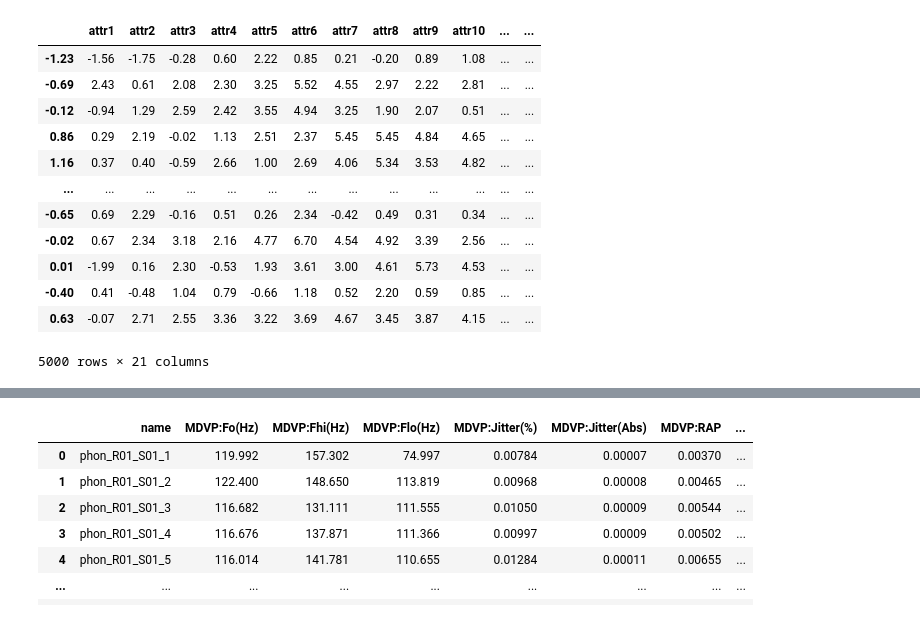
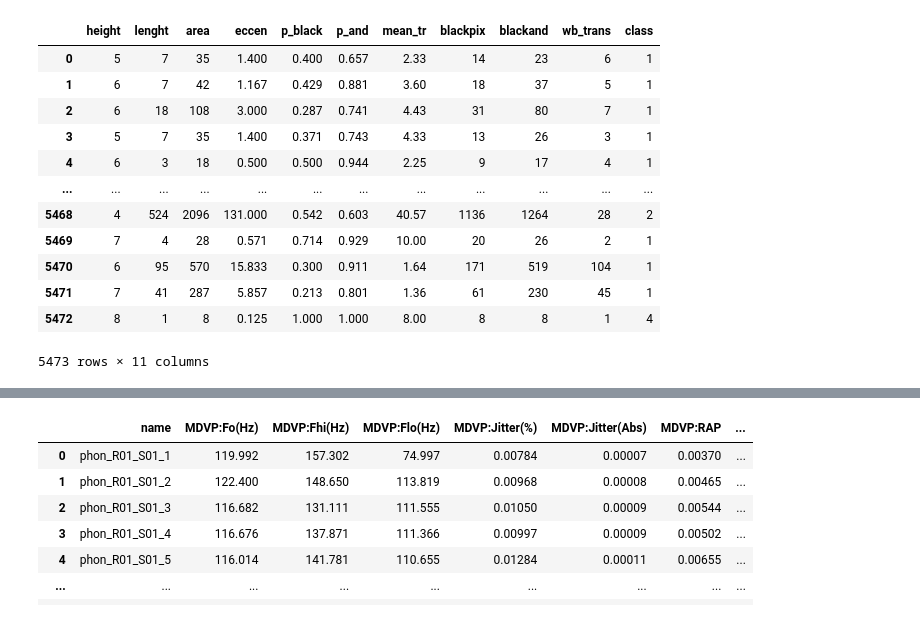
Before and after one commit to TTPO100AJIEX/OSDA-LazyFCA, a Jupyter notebook: datasets/test.ipynb, the cells around one changed output, grey strips where cells are left out. Saved outputs shown, nothing was run; the diff lists cells and outputs as text; code cells hidden in the pictures.

Commit message:
correct page_blocks dataset

```diff
--- a/datasets/test.ipynb
+++ b/datasets/test.ipynb
@@ -5,37 +5,51 @@ PATH_DATASET = 'waveform'
 # %%
 import subprocess
 import io
 
 # .Z is Unix LZW compress format — not supported by pandas directly.
 # uncompress -c decompresses to stdout without touching the original file.
 result = subprocess.run(
-    ["uncompress", "-c", f"./{PATH_DATASET}/waveform.data.Z"],
+    ["uncompress", "-c", f"./{PATH_DATASET}/page-blocks.data.Z"],
     capture_output=True,
     check=True,
 )
 
-# 40 continuous attributes + class (0 / 1 / 2)
-columns = [f"attr{i}" for i in range(1, 21)] + ["class"]
+# Per page-blocks.names: 10 numeric attributes + 1 class label.
+# Classes (1-based in the source file):
+#   1 = text, 2 = horiz. line, 3 = picture, 4 = vert. line, 5 = graphic
+columns = [
+    "height",
+    "lenght",
+    "area",
+    "eccen",
+    "p_black",
+    "p_and",
+    "mean_tr",
+    "blackpix",
+    "blackand",
+    "wb_trans",
+    "class",
+]
 
 df = pd.read_csv(
     io.BytesIO(result.stdout),
-    sep=",",
+    sep=r"\s+",
     header=None,
     names=columns,
 )
 df
 # %% [output]
-|  | attr1 | attr2 | attr3 | attr4 | attr5 | attr6 | attr7 | attr8 | attr9 | attr10 | ... | ... |
-| -1.23 | -1.56 | -1.75 | -0.28 | 0.60 | 2.22 | 0.85 | 0.21 | -0.20 | 0.89 | 1.08 | ... | ... |
-| -0.69 | 2.43 | 0.61 | 2.08 | 2.30 | 3.25 | 5.52 | 4.55 | 2.97 | 2.22 | 2.81 | ... | ... |
-| -0.12 | -0.94 | 1.29 | 2.59 | 2.42 | 3.55 | 4.94 | 3.25 | 1.90 | 2.07 | 0.51 | ... | ... |
-| 0.86 | 0.29 | 2.19 | -0.02 | 1.13 | 2.51 | 2.37 | 5.45 | 5.45 | 4.84 | 4.65 | ... | ... |
-| 1.16 | 0.37 | 0.40 | -0.59 | 2.66 | 1.00 | 2.69 | 4.06 | 5.34 | 3.53 | 4.82 | ... | ... |
-| ... | ... | ... | ... | ... | ... | ... | ... | ... | ... | ... | ... | ... |
-| -0.65 | 0.69 | 2.29 | -0.16 | 0.51 | 0.26 | 2.34 | -0.42 | 0.49 | 0.31 | 0.34 | ... | ... |
-| -0.02 | 0.67 | 2.34 | 3.18 | 2.16 | 4.77 | 6.70 | 4.54 | 4.92 | 3.39 | 2.56 | ... | ... |
-| 0.01 | -1.99 | 0.16 | 2.30 | -0.53 | 1.93 | 3.61 | 3.00 | 4.61 | 5.73 | 4.53 | ... | ... |
-| -0.40 | 0.41 | -0.48 | 1.04 | 0.79 | -0.66 | 1.18 | 0.52 | 2.20 | 0.59 | 0.85 | ... | ... |
-| 0.63 | -0.07 | 2.71 | 2.55 | 3.36 | 3.22 | 3.69 | 4.67 | 3.45 | 3.87 | 4.15 | ... | ... |
+|  | height | lenght | area | eccen | p_black | p_and | mean_tr | blackpix | blackand | wb_trans | class |
+| 0 | 5 | 7 | 35 | 1.400 | 0.400 | 0.657 | 2.33 | 14 | 23 | 6 | 1 |
+| 1 | 6 | 7 | 42 | 1.167 | 0.429 | 0.881 | 3.60 | 18 | 37 | 5 | 1 |
+| 2 | 6 | 18 | 108 | 3.000 | 0.287 | 0.741 | 4.43 | 31 | 80 | 7 | 1 |
+| 3 | 5 | 7 | 35 | 1.400 | 0.371 | 0.743 | 4.33 | 13 | 26 | 3 | 1 |
+| 4 | 6 | 3 | 18 | 0.500 | 0.500 | 0.944 | 2.25 | 9 | 17 | 4 | 1 |
+| ... | ... | ... | ... | ... | ... | ... | ... | ... | ... | ... | ... |
+| 5468 | 4 | 524 | 2096 | 131.000 | 0.542 | 0.603 | 40.57 | 1136 | 1264 | 28 | 2 |
+| 5469 | 7 | 4 | 28 | 0.571 | 0.714 | 0.929 | 10.00 | 20 | 26 | 2 | 1 |
+| 5470 | 6 | 95 | 570 | 15.833 | 0.300 | 0.911 | 1.64 | 171 | 519 | 104 | 1 |
+| 5471 | 7 | 41 | 287 | 5.857 | 0.213 | 0.801 | 1.36 | 61 | 230 | 45 | 1 |
+| 5472 | 8 | 1 | 8 | 0.125 | 1.000 | 1.000 | 8.00 | 8 | 8 | 1 | 4 |
-5000 rows × 21 columns
+5473 rows × 11 columns
 # %%
```
Also changed, not shown: parts of 7 cells of this notebook, 1 other file.
